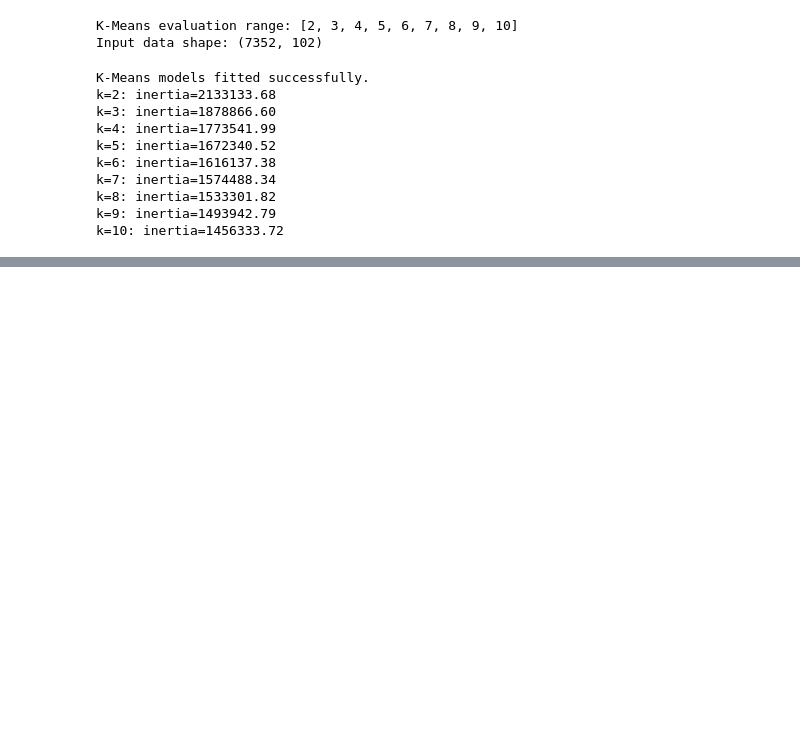
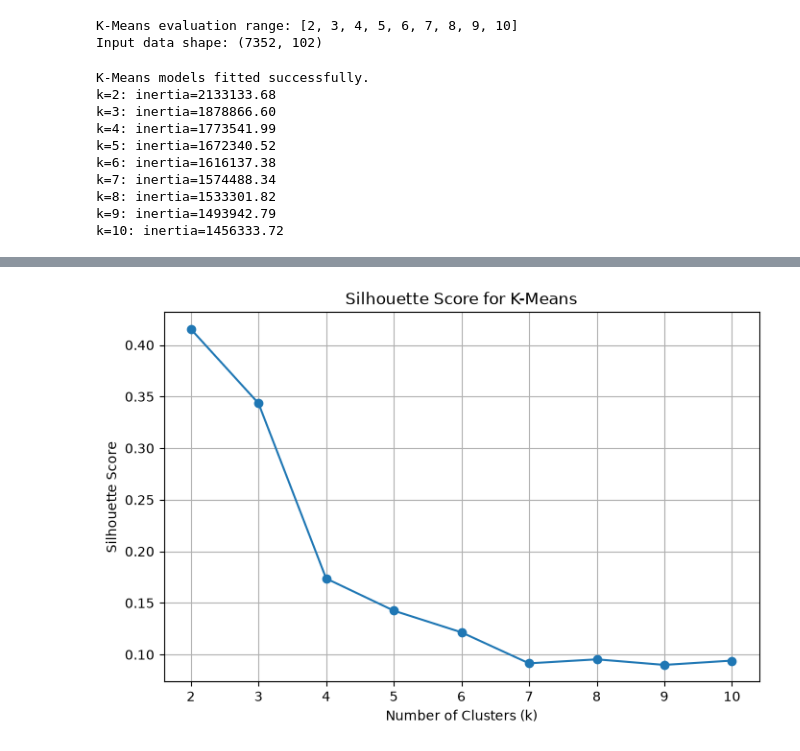
Before and after one commit to Debankumardas/Dimensionality-Reduction-Clustering, a Jupyter notebook: notebooks/dimensionality_reduction_clustering.ipynb, the cells around one changed output, grey strips where cells are left out. Saved outputs shown, nothing was run; the diff lists cells and outputs as text; code cells hidden in the pictures; blank space fills up the shorter version.

```diff
--- a/notebooks/dimensionality_reduction_clustering.ipynb
+++ b/notebooks/dimensionality_reduction_clustering.ipynb
@@ -383,0 +450,18 @@ k=10: inertia=1456333.72
+# %%
+plt.figure(figsize=(8, 5))
+
+plt.plot(
+    list(silhouette_scores.keys()),
+    list(silhouette_scores.values()),
+    marker="o"
+)
+
+plt.xlabel("Number of Clusters (k)")
+plt.ylabel("Silhouette Score")
+plt.title("Silhouette Score for K-Means")
+plt.xticks(list(k_values))
+plt.grid(True)
+
+plt.show()
+# %% [output]
+[figure, added]
```
Also changed, not shown: parts of 2 cells of this notebook.
